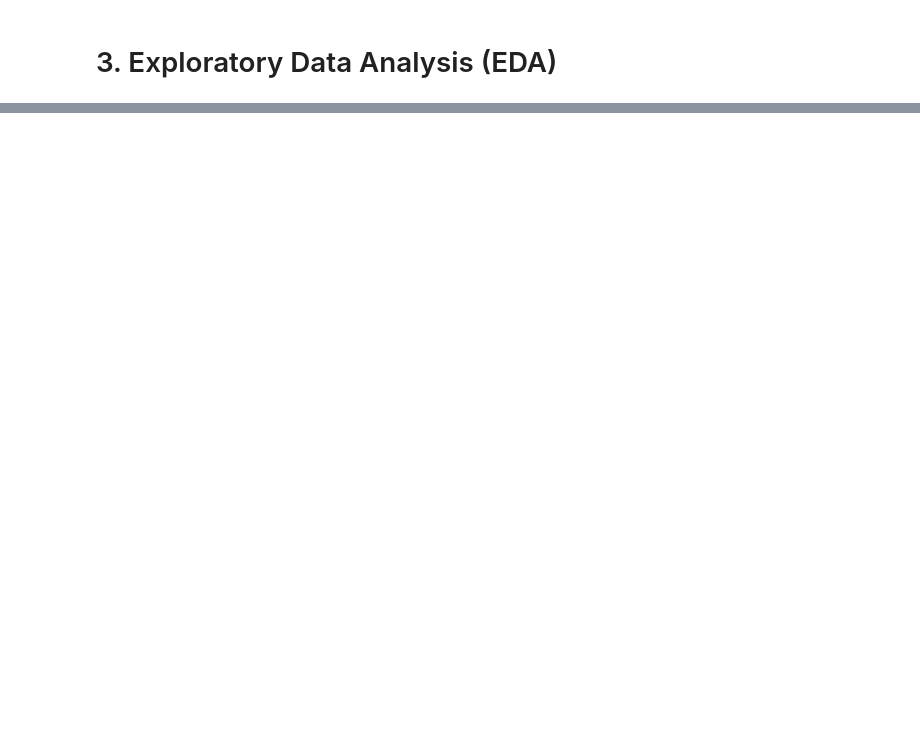
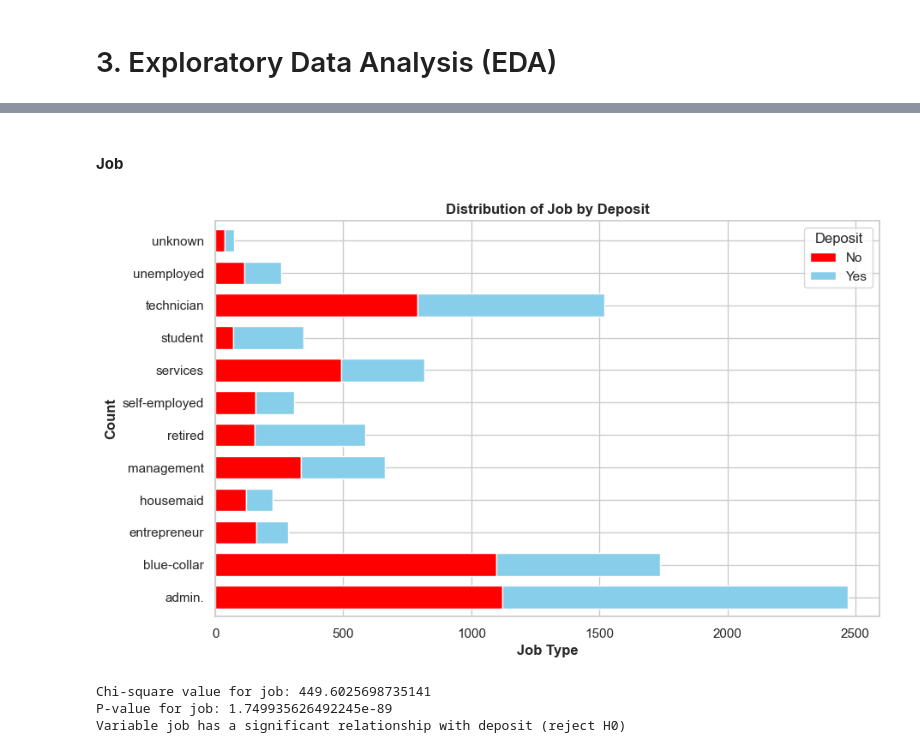
Before and after one commit to envaldy/Tim_Alpha_Finpro, a Jupyter notebook: Final Project/2. EDA Tim_Alpha.ipynb, the cells around one changed output, grey strips where cells are left out. Saved outputs shown, nothing was run; the diff lists cells and outputs as text; code cells hidden in the pictures; blank space fills up the shorter version.

```diff
--- a/Final Project/2. EDA Tim_Alpha.ipynb
+++ b/Final Project/2. EDA Tim_Alpha.ipynb
@@ -387,0 +287,41 @@ plt.show()
+# %% [markdown]
+#### __Job__
+# %%
+# Create a contingency table
+contingency_job = pd.crosstab(df_balance['job'], df_balance['deposit'])
+
+# Plot stacked bar chart
+contingency_job.plot(kind='barh', stacked=True, color=['red', 'skyblue'], figsize=(10, 6), width=0.7)
+
+plt.title('Distribution of Job by Deposit', fontweight='bold')
+plt.xlabel('Job Type', fontweight='bold')
+plt.ylabel('Count', fontweight='bold')
+plt.legend(title='Deposit', labels=['No', 'Yes'])
+plt.show()
+# %% [output]
+[figure, added]
+# %%
+from scipy.stats import chi2_contingency
+
+# Variable of interest
+var_of_interest = 'job'
+
+# Creating the contingency table for the selected variable
+contingency_jon = pd.crosstab(df_balance[var_of_interest], df_balance['deposit'])
+
+# Performing the chi-square test
+chi2, p, _, _ = chi2_contingency(contingency_job)
+
+# Printing the results
+print(f"Chi-square value for {var_of_interest}: {chi2}")
+print(f"P-value for {var_of_interest}: {p}")
+
+alpha = 0.05
+if p < alpha:
+    print(f"Variable {var_of_interest} has a significant relationship with deposit (reject H0)")
+else:
+    print(f"There is no statistical evidence for a relationship between {var_of_interest} and deposit (cannot reject H0)")
+# %% [output]
+Chi-square value for job: 449.6025698735141
+P-value for job: 1.749935626492245e-89
+Variable job has a significant relationship with deposit (reject H0)
```
Also changed, not shown: parts of 117 cells of this notebook.
